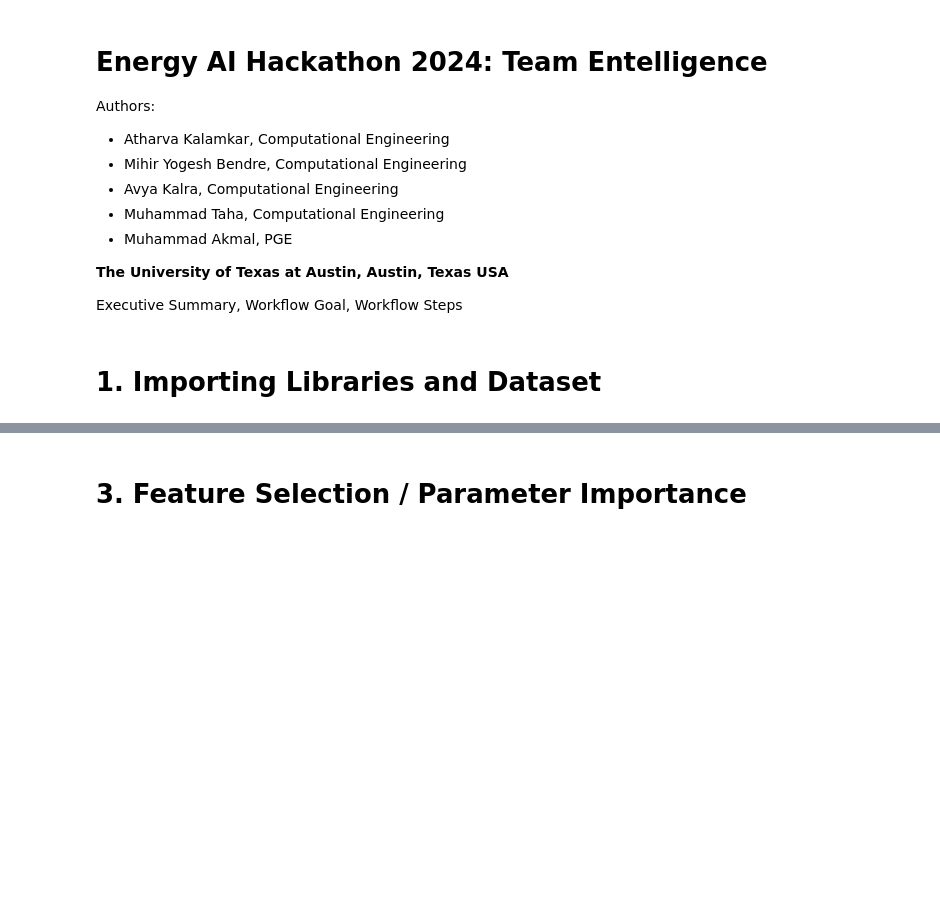
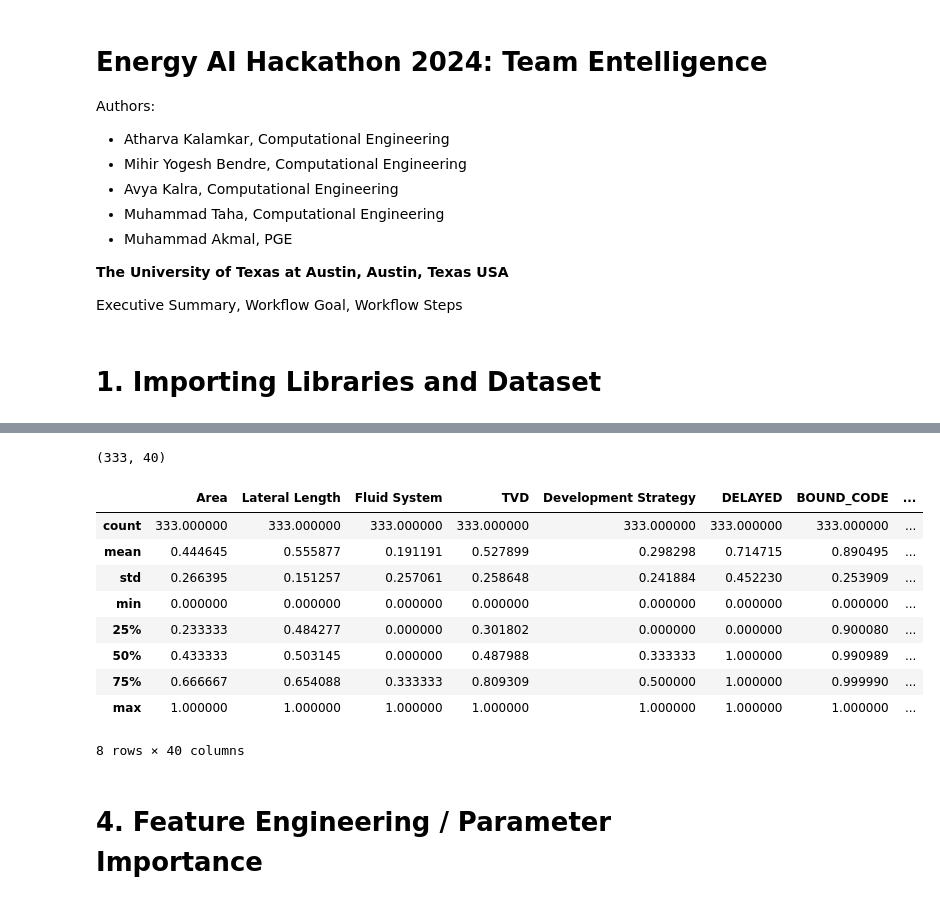
Before and after one commit to PGEHackathon/Entelligence, a Jupyter notebook: Entelligence.ipynb, the cells around one changed output, grey strips where cells are left out. Saved outputs shown, nothing was run; the diff lists cells and outputs as text; code cells hidden in the pictures; blank space fills up the shorter version.

```diff
--- a/Entelligence.ipynb
+++ b/Entelligence.ipynb
@@ -43,2 +130,21 @@ from sklearn.metrics import (
+# %%
+# Check data size
+data.shape
+# %% [output]
+(333, 40)
+# %%
+# Check data statistics summary for numerical values
+data.describe()
+# %% [output]
+|  | Area | Lateral Length | Fluid System | TVD | Development Strategy | DELAYED | BOUND_CODE | ... |
+| count | 333.000000 | 333.000000 | 333.000000 | 333.000000 | 333.000000 | 333.000000 | 333.000000 | ... |
+| mean | 0.444645 | 0.555877 | 0.191191 | 0.527899 | 0.298298 | 0.714715 | 0.890495 | ... |
+| std | 0.266395 | 0.151257 | 0.257061 | 0.258648 | 0.241884 | 0.452230 | 0.253909 | ... |
+| min | 0.000000 | 0.000000 | 0.000000 | 0.000000 | 0.000000 | 0.000000 | 0.000000 | ... |
+| 25% | 0.233333 | 0.484277 | 0.000000 | 0.301802 | 0.000000 | 0.000000 | 0.900080 | ... |
+| 50% | 0.433333 | 0.503145 | 0.000000 | 0.487988 | 0.333333 | 1.000000 | 0.990989 | ... |
+| 75% | 0.666667 | 0.654088 | 0.333333 | 0.809309 | 0.500000 | 1.000000 | 0.999990 | ... |
+| max | 1.000000 | 1.000000 | 1.000000 | 1.000000 | 1.000000 | 1.000000 | 1.000000 | ... |
+8 rows × 40 columns
 # %% [markdown]
-# 3. Feature Selection / Parameter Importance
+# 4. Feature Engineering / Parameter Importance
```
Also changed, not shown: parts of 15 cells of this notebook, 2 other files.
